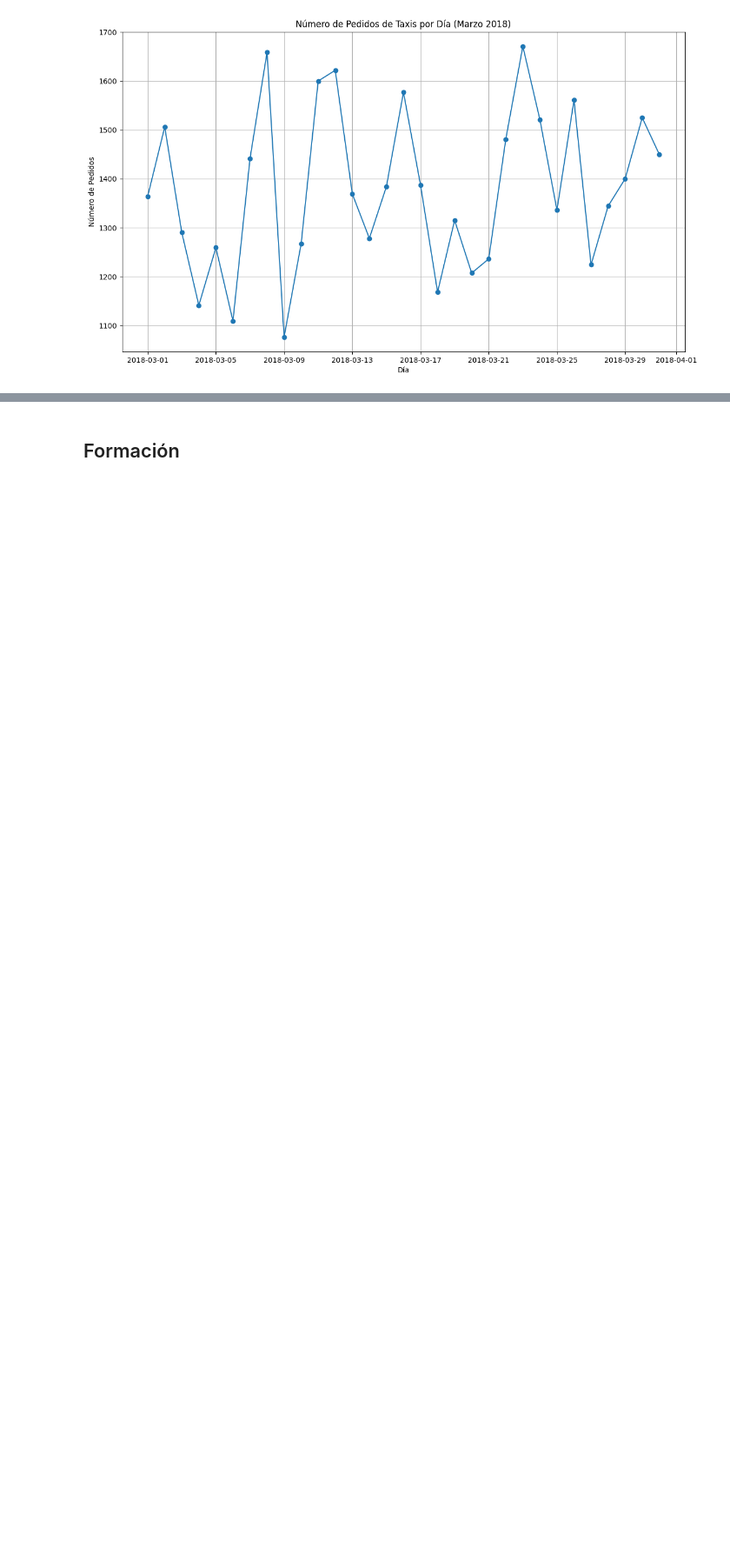
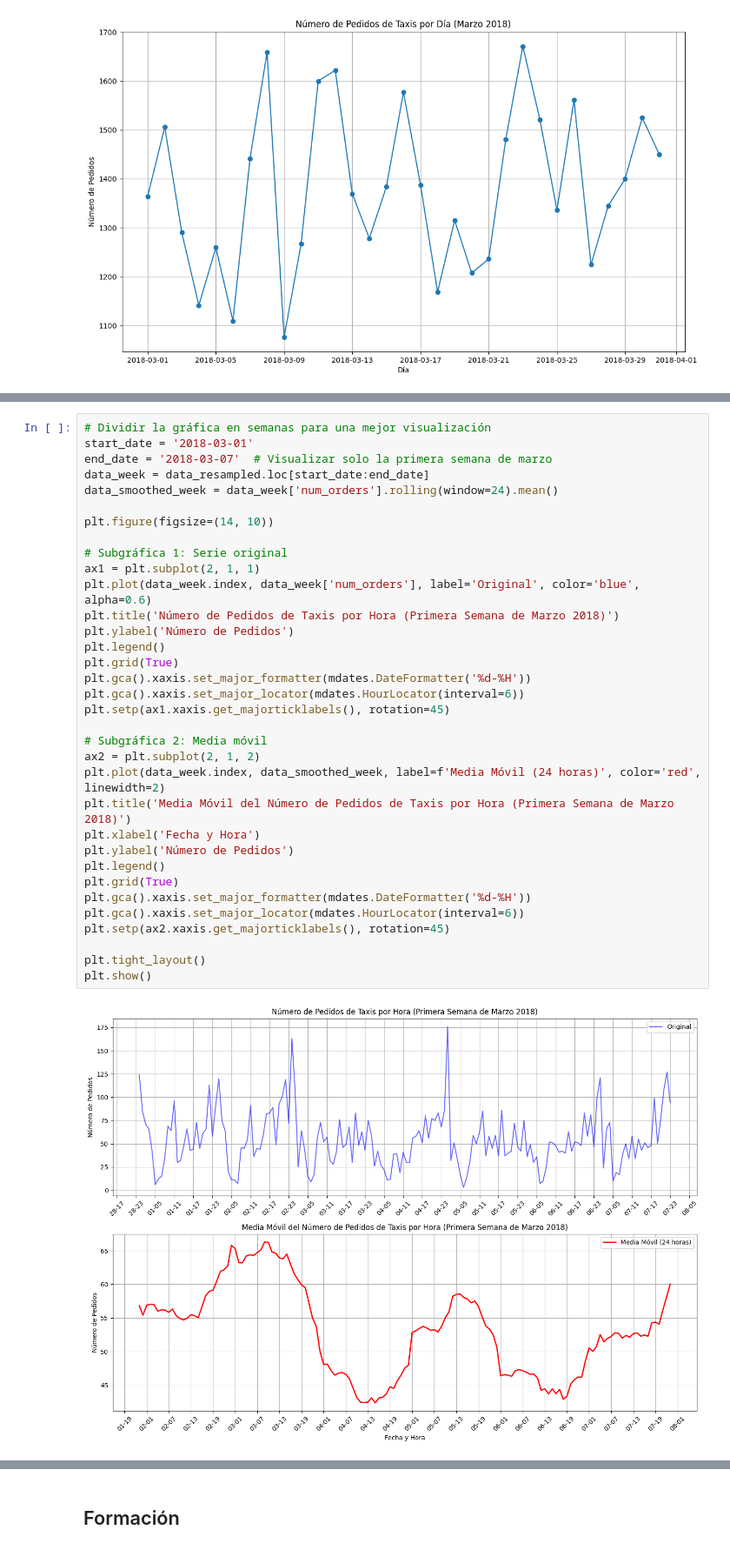
Before and after one commit to ErayFaSol/Sprint-13-Series-temporales, a Jupyter notebook: proyecto13.ipynb, the cells around one changed output, grey strips where cells are left out. Shown at 87% size. Drawn from its saved outputs; the diff is of its cells as text; blank space fills up the shorter version.

```diff
--- a/proyecto13.ipynb
+++ b/proyecto13.ipynb
@@ -176,0 +178,36 @@ plt.show()
+# %%
+# Dividir la gráfica en semanas para una mejor visualización
+start_date = '2018-03-01'
+end_date = '2018-03-07'  # Visualizar solo la primera semana de marzo
+data_week = data_resampled.loc[start_date:end_date]
+data_smoothed_week = data_week['num_orders'].rolling(window=24).mean()
+
+plt.figure(figsize=(14, 10))
+
+# Subgráfica 1: Serie original
+ax1 = plt.subplot(2, 1, 1)
+plt.plot(data_week.index, data_week['num_orders'], label='Original', color='blue', alpha=0.6)
+plt.title('Número de Pedidos de Taxis por Hora (Primera Semana de Marzo 2018)')
+plt.ylabel('Número de Pedidos')
+plt.legend()
+plt.grid(True)
+plt.gca().xaxis.set_major_formatter(mdates.DateFormatter('%d-%H'))
+plt.gca().xaxis.set_major_locator(mdates.HourLocator(interval=6))
+plt.setp(ax1.xaxis.get_majorticklabels(), rotation=45)
+
+# Subgráfica 2: Media móvil
+ax2 = plt.subplot(2, 1, 2)
+plt.plot(data_week.index, data_smoothed_week, label=f'Media Móvil (24 horas)', color='red', linewidth=2)
+plt.title('Media Móvil del Número de Pedidos de Taxis por Hora (Primera Semana de Marzo 2018)')
+plt.xlabel('Fecha y Hora')
+plt.ylabel('Número de Pedidos')
+plt.legend()
+plt.grid(True)
+plt.gca().xaxis.set_major_formatter(mdates.DateFormatter('%d-%H'))
+plt.gca().xaxis.set_major_locator(mdates.HourLocator(interval=6))
+plt.setp(ax2.xaxis.get_majorticklabels(), rotation=45)
+
+plt.tight_layout()
+plt.show()
+# %% [output]
+[figure, added]
```
Also changed, not shown: parts of 21 cells of this notebook.
